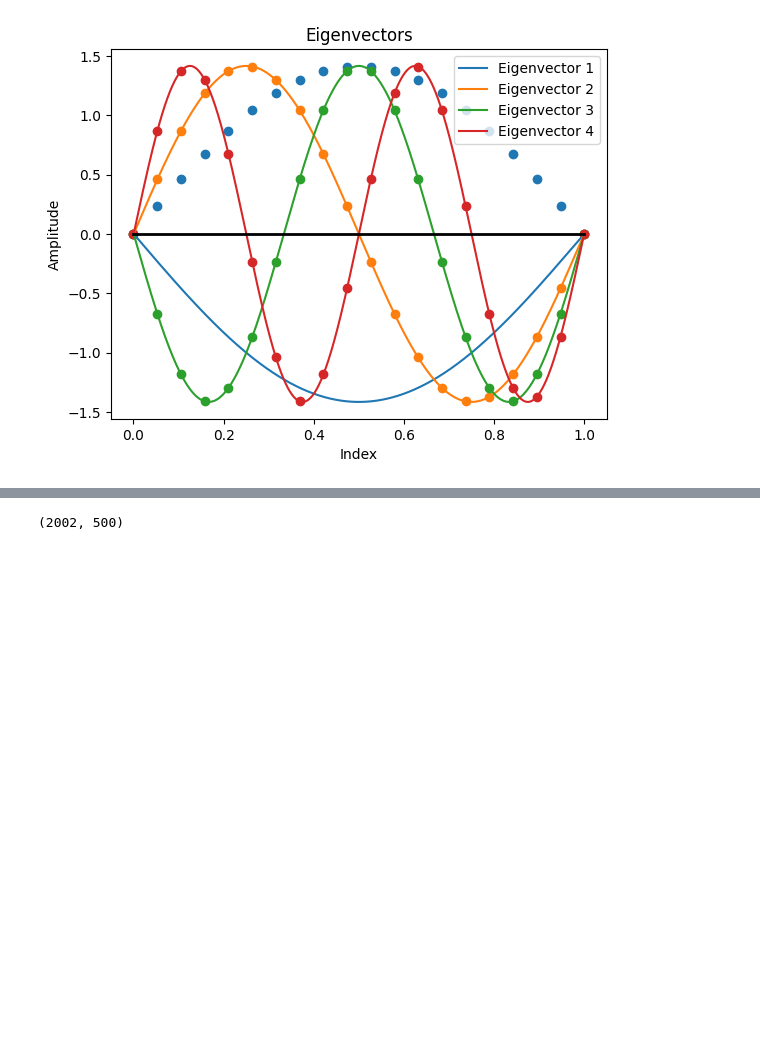
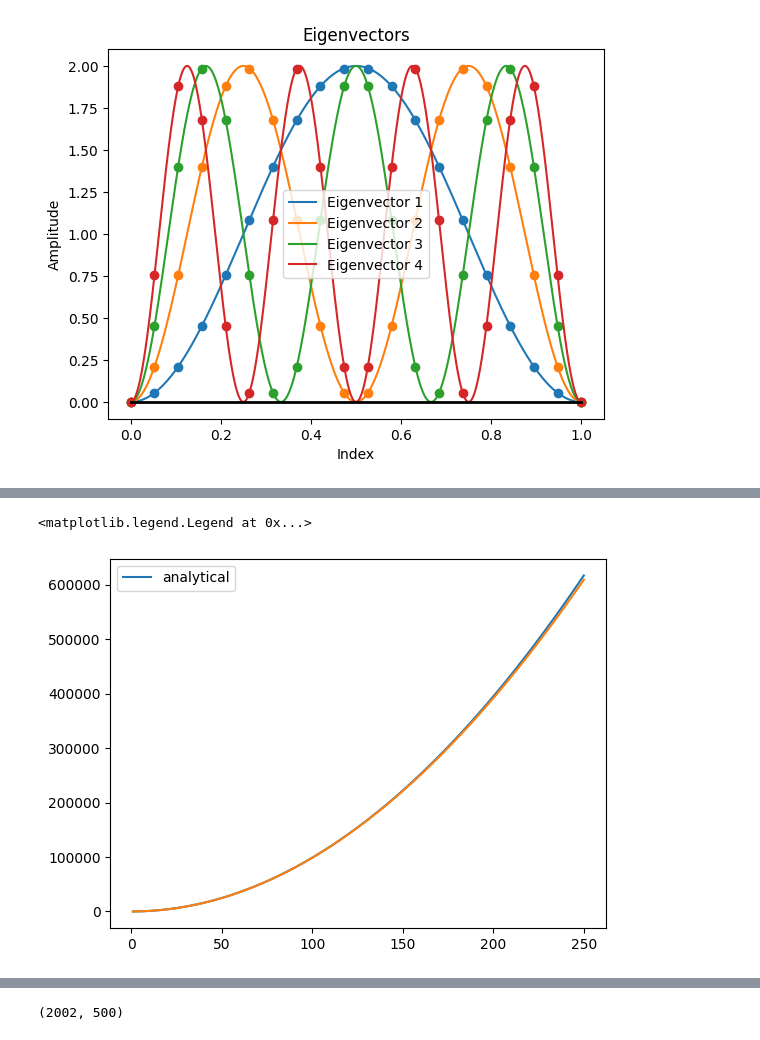
Before and after one commit to emilssp/Computational_Physics_v24, a Jupyter notebook: Quantum_Mechanics/python/plot.ipynb, the cells around one changed output, grey strips where cells are left out. Saved outputs shown, nothing was run; the diff lists cells and outputs as text; code cells hidden in the pictures; blank space fills up the shorter version.

```diff
--- a/Quantum_Mechanics/python/plot.ipynb
+++ b/Quantum_Mechanics/python/plot.ipynb
@@ -3,38 +3,46 @@ import matplotlib.pyplot as plt
 import numpy as np
 import pandas as pd
 # %%
-data = pd.read_csv('../data/raw/eigenvectors.csv', header=None)
+data = pd.read_csv('../data/raw/eigenvectors_infwell.csv', header=None)
 eigenvectors = data.to_numpy()
 
 def normalize(psi,dx):
     return psi/np.sqrt(sum(abs(psi)**2*dx))
 
 # Determine the number of points and create a position array
 N = eigenvectors.shape[0]
 
 x = np.linspace(0, 1, N+2)  # +2 to include the boundaries
 dx = x[1]-x[0]
 x_an = np.linspace(0, 1, 20)  # +2 to include the boundaries
 
 plt.figure()
 for i in range(min(4, eigenvectors.shape[1])):  # Plot the first 5 eigenvectors
-    eigenvectors[:,i] = -normalize(eigenvectors[:,i], dx)
-    plt.plot(x, np.insert(np.append(eigenvectors[:,i], 0), 0, 0), label=f'Eigenvector {i+1}')
+    eigenvectors[:,i] = normalize(eigenvectors[:,i], dx)
+    plt.plot(x, np.abs(np.insert(np.append(eigenvectors[:,i], 0), 0, 0))**2, label=f'Eigenvector {i+1}')
 
 plt.plot([0, 1], [0, 0], color='k', linewidth=2)
-plt.scatter(x_an, np.sin(np.pi*x_an)*np.sqrt(2))
-plt.scatter(x_an, np.sin(2*np.pi*x_an)*np.sqrt(2))
-plt.scatter(x_an, -np.sin(3*np.pi*x_an)*np.sqrt(2))
-plt.scatter(x_an, np.sin(4*np.pi*x_an)*np.sqrt(2))
-
+plt.scatter(x_an, np.abs(np.sin(np.pi*x_an)*np.sqrt(2))**2)
+plt.scatter(x_an, np.abs(np.sin(2*np.pi*x_an)*np.sqrt(2))**2)
+plt.scatter(x_an, np.abs(np.sin(3*np.pi*x_an)*np.sqrt(2))**2)
+plt.scatter(x_an, np.abs(np.sin(4*np.pi*x_an)*np.sqrt(2))**2)
 
 plt.title('Eigenvectors')
 plt.xlabel('Index')
 plt.ylabel('Amplitude')
 plt.legend()
 plt.show()
 
 print(np.sqrt(np.sum(dx*abs(eigenvectors[:, i])**2)))
 print(np.sum(((np.sin(np.pi*x)*np.sqrt(2))**2)*dx))
+
+data = pd.read_csv('../data/raw/eigenvalues_infwell.csv', header=None)
+eigenvalues = data.to_numpy()
+
+n = eigenvalues.shape[0]
+n_arr = np.linspace(1, n, n)
+plt.plot(n_arr, (n_arr*np.pi)**2, label = "analytical")
+plt.plot(n_arr, eigenvalues)
+plt.legend()
 # %% [output]
-[figure, old version]
+[figure, new version]
@@ -42,2 +50,4 @@ print(np.sum(((np.sin(np.pi*x)*np.sqrt(2))**2)*dx))
 1.0
+<matplotlib.legend.Legend at 0x...>
+[figure, added]
 # %%
```
Also changed, not shown: parts of 6 cells of this notebook, 31 other files.
